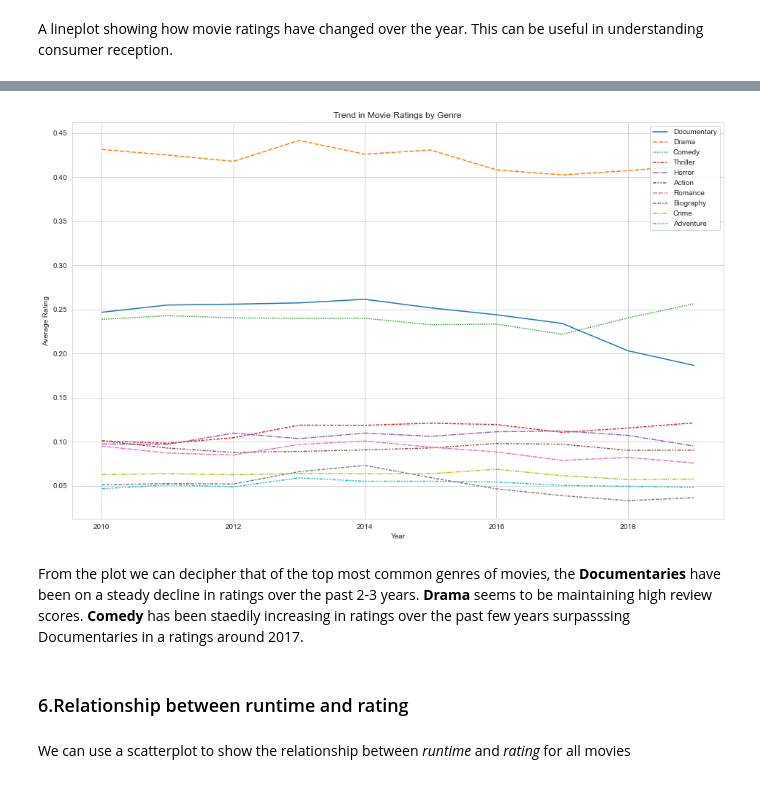
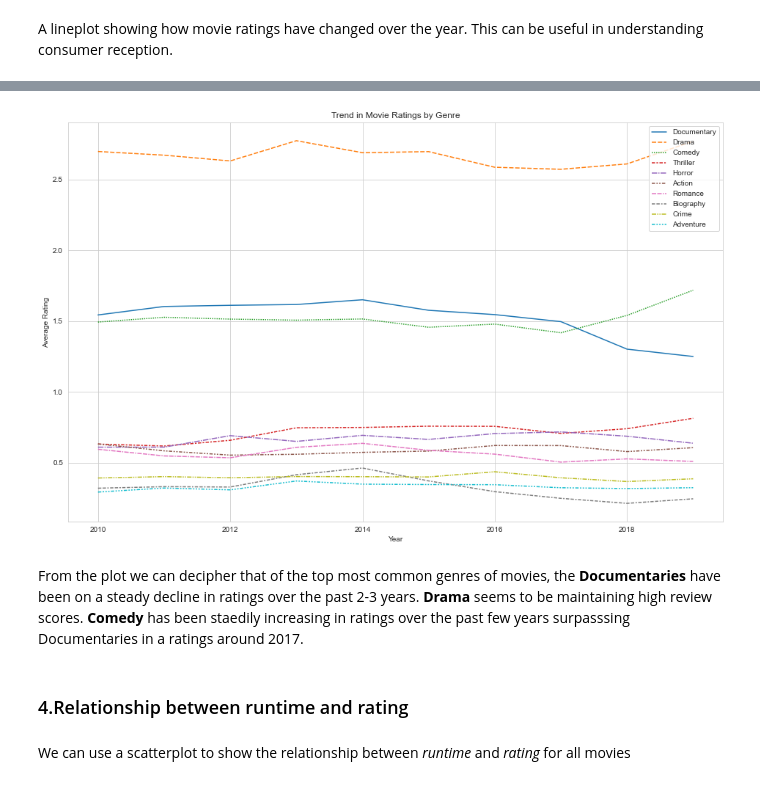
Before and after one commit to R3TR0Quan/Microsoft-MovieData-Analysis, a Jupyter notebook: index.ipynb, the cells around one changed output, grey strips where cells are left out. Drawn from its saved outputs; the diff is of its cells as text; code cells hidden in the pictures.

```diff
--- a/index.ipynb
+++ b/index.ipynb
@@ -420,26 +414,29 @@ A lineplot showing how movie ratings have changed over the year. This can be use
 # %%
 #get a df of binary indicators for genres per movie
 genres_bin_df = basics_and_ratings['genres'].str.get_dummies(sep=',')
 basics_ratings_genrewise = pd.concat([basics_and_ratings, genres_bin_df], axis=1)
 
 #group by year and get mean rating per year
 basics_ratings_year_avg = basics_ratings_genrewise.groupby(['year']).mean()
+#multiply avg binary values for each genre by the year average.
+for genre in top_10_genre_names:
+    basics_ratings_year_avg[genre] = basics_ratings_year_avg[genre] * basics_ratings_year_avg['averagerating']
 
 #seaborn plot
 rating_trend_fig, rating_trend_ax = plt.subplots(figsize=(16,10))
 
 sns.lineplot(data=basics_ratings_year_avg[top_10_genre_names], ax=rating_trend_ax)
 #plot details
 rating_trend_ax.set_title('Trend in Movie Ratings by Genre')
 rating_trend_ax.set_xlabel('Year')
 rating_trend_ax.set_ylabel('Average Rating');
 rating_trend_fig.savefig('./images/rating_trend.png');
 # %% [output]
-[figure, old version]
+[figure, new version]
 # %% [markdown]
 From the plot we can decipher that of the top most common genres of movies, the **Documentaries** have been on a steady decline in ratings over the past 2-3 years. **Drama** seems to be maintaining high review scores. **Comedy** has been staedily increasing in ratings over the past few years surpasssing Documentaries in a ratings around 2017.
 # %% [markdown]
-### 6.Relationship between runtime and rating
+### 4.Relationship between runtime and rating
 # %% [markdown]
 We can use a scatterplot to show the relationship between *runtime* and *rating* for all movies
 # %%
```
Also changed, not shown: parts of 14 cells of this notebook, 2 other files.
